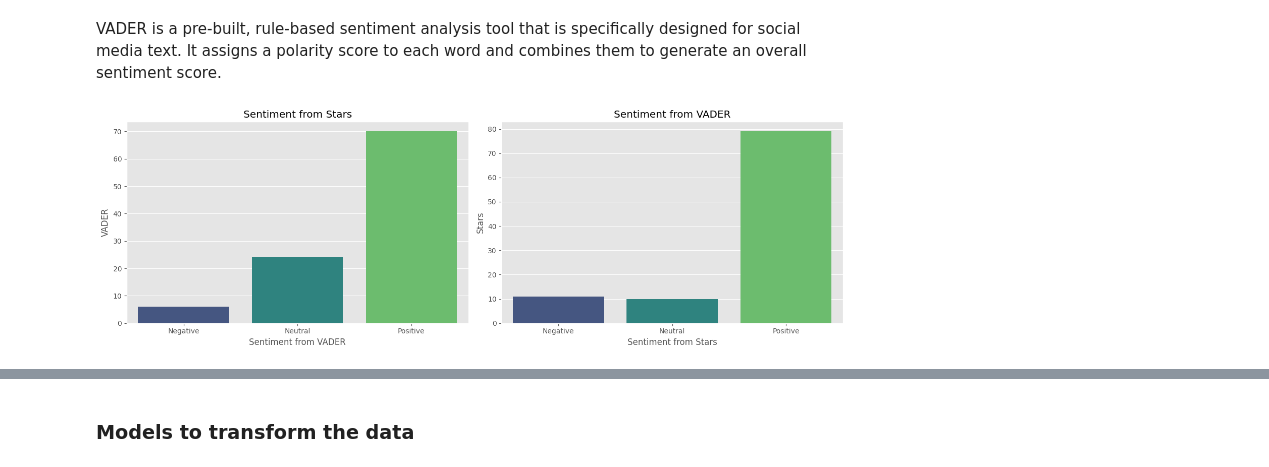
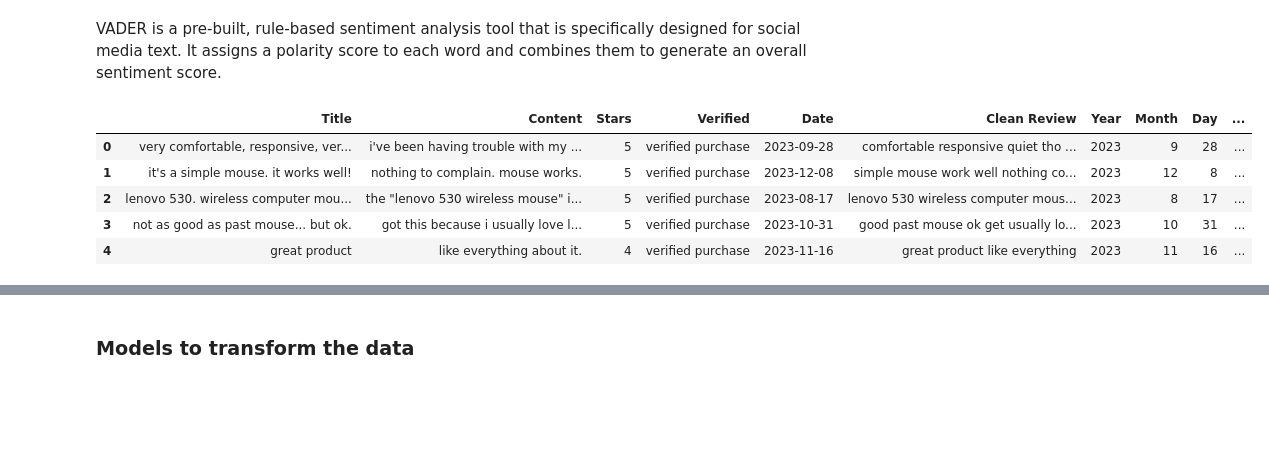
Before and after one commit to riccardo-borgo/Sentiment-Analysis-Amazon, a Jupyter notebook: sentiment_analysis.ipynb, the cells around one changed output, grey strips where cells are left out. Cells and saved outputs as stored; diff of their text form; code cells hidden in the pictures; blank space fills up the shorter version.

```diff
--- a/sentiment_analysis.ipynb
+++ b/sentiment_analysis.ipynb
@@ -306,10 +301,0 @@ sentiment_stars = pd.DataFrame(df.groupby(['Sentiment from Stars'])['Content'].c
-# %%
-fig, axs = plt.subplots(1, 2, figsize=(15,5))
-sns.barplot(data = sentiment_vader, x='Sentiment from VADER', y='VADER', ax = axs[0], palette='viridis', hue='Sentiment from VADER', legend=False)
-sns.barplot(data = sentiment_stars, x='Sentiment from Stars', y='Stars', ax = axs[1], palette='viridis', hue='Sentiment from Stars', legend=False)
-axs[0].set_title('Sentiment from Stars')
-axs[1].set_title('Sentiment from VADER')
-plt.tight_layout()
-plt.show()
-# %% [output]
-[figure, removed]
@@ -315,0 +306,9 @@ plt.show()
+# %%
+df.head()
+# %% [output]
+|  | Title | Content | Stars | Verified | Date | Clean Review | Year | Month | Day | ... |
+| 0 | very comfortable, responsive, ver... | i've been having trouble with my ... | 5 | verified purchase | 2023-09-28 | comfortable responsive quiet tho ... | 2023 | 9 | 28 | ... |
+| 1 | it's a simple mouse. it works well! | nothing to complain. mouse works. | 5 | verified purchase | 2023-12-08 | simple mouse work well nothing co... | 2023 | 12 | 8 | ... |
+| 2 | lenovo 530. wireless computer mou... | the "lenovo 530 wireless mouse" i... | 5 | verified purchase | 2023-08-17 | lenovo 530 wireless computer mous... | 2023 | 8 | 17 | ... |
+| 3 | not as good as past mouse... but ok. | got this because i usually love l... | 5 | verified purchase | 2023-10-31 | good past mouse ok get usually lo... | 2023 | 10 | 31 | ... |
+| 4 | great product | like everything about it. | 4 | verified purchase | 2023-11-16 | great product like everything | 2023 | 11 | 16 | ... |
```
Also changed, not shown: parts of 31 cells of this notebook.
